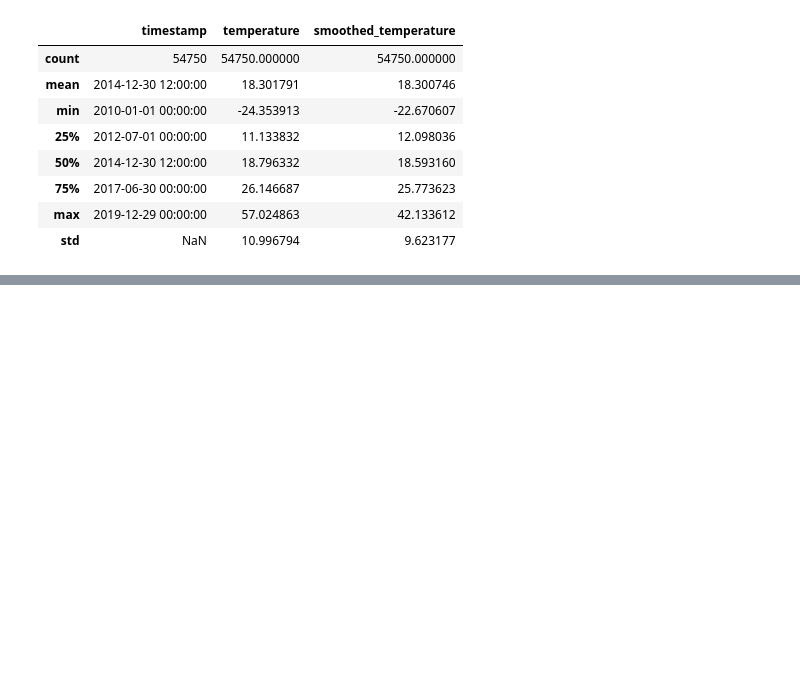
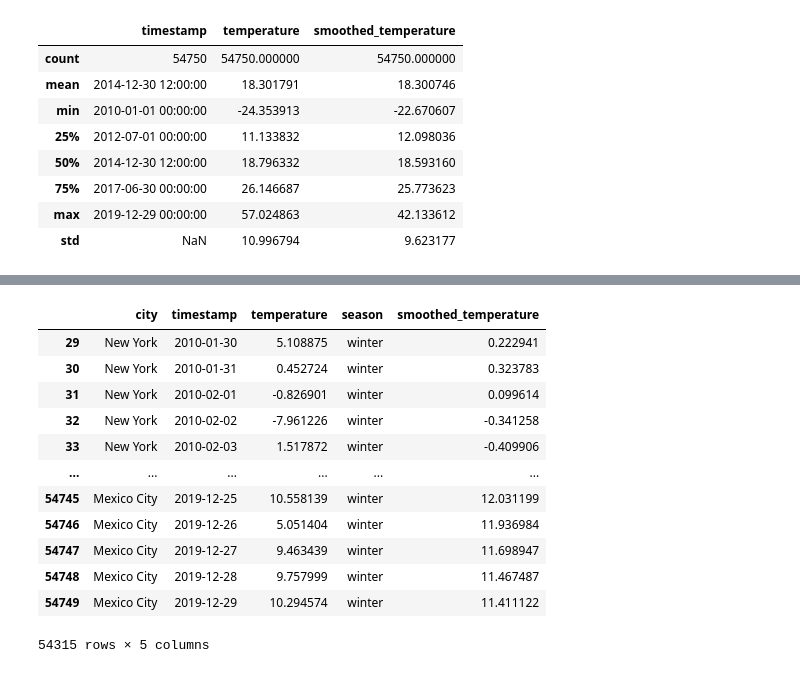
Before and after one commit to vasilyryabtsev/temperature-data, a Jupyter notebook: historical_data_analysis.ipynb, the cells around one changed output, grey strips where cells are left out. Cells and saved outputs as stored; diff of their text form; code cells hidden in the pictures; blank space fills up the shorter version.

```diff
--- a/historical_data_analysis.ipynb
+++ b/historical_data_analysis.ipynb
@@ -137,2 +159,23 @@ data.describe()
+# %%
+plot_data = None
+
+for city in pd.unique(data['city']):
+    plot_data = pd.concat([plot_data, data[data['city'] == city].iloc[29:]])
+
+plot_data
+# %% [output]
+|  | city | timestamp | temperature | season | smoothed_temperature |
+| 29 | New York | 2010-01-30 | 5.108875 | winter | 0.222941 |
+| 30 | New York | 2010-01-31 | 0.452724 | winter | 0.323783 |
+| 31 | New York | 2010-02-01 | -0.826901 | winter | 0.099614 |
+| 32 | New York | 2010-02-02 | -7.961226 | winter | -0.341258 |
+| 33 | New York | 2010-02-03 | 1.517872 | winter | -0.409906 |
+| ... | ... | ... | ... | ... | ... |
+| 54745 | Mexico City | 2019-12-25 | 10.558139 | winter | 12.031199 |
+| 54746 | Mexico City | 2019-12-26 | 5.051404 | winter | 11.936984 |
+| 54747 | Mexico City | 2019-12-27 | 9.463439 | winter | 11.698947 |
+| 54748 | Mexico City | 2019-12-28 | 9.757999 | winter | 11.467487 |
+| 54749 | Mexico City | 2019-12-29 | 10.294574 | winter | 11.411122 |
+54315 rows × 5 columns
 # %%
 import matplotlib.pyplot as plt
```
Also changed, not shown: parts of 5 cells of this notebook.
